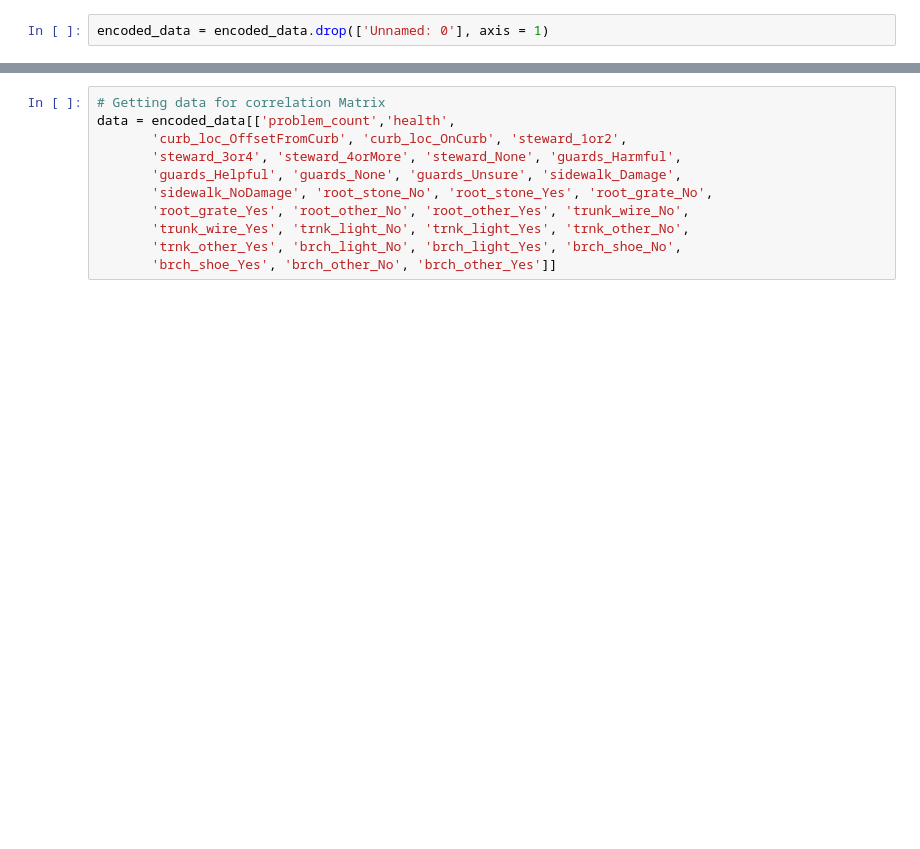
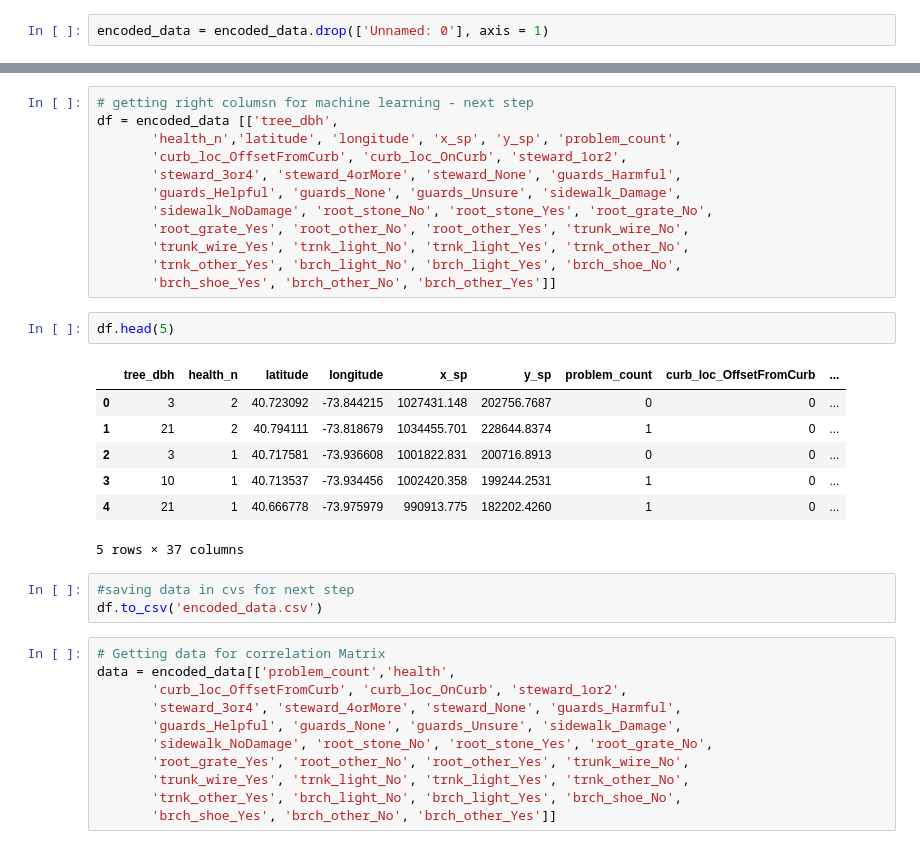
Before and after one commit to Data-PB/Capstone-Two, a Jupyter notebook: Capstone - NYC Tree Census - Statistical Analysis -V.2.ipynb, the cells around one changed output, grey strips where cells are left out. Cells and saved outputs as stored; diff of their text form; blank space fills up the shorter version.

```diff
--- a/Capstone - NYC Tree Census - Statistical Analysis -V.2.ipynb
+++ b/Capstone - NYC Tree Census - Statistical Analysis -V.2.ipynb
@@ -610,3 +628,28 @@ encoded_data = encoded_data.drop(['Unnamed: 0'], axis = 1)
+# %%
+# getting right columsn for machine learning - next step
+df = encoded_data [['tree_dbh',
+       'health_n','latitude', 'longitude', 'x_sp', 'y_sp', 'problem_count',
+       'curb_loc_OffsetFromCurb', 'curb_loc_OnCurb', 'steward_1or2',
+       'steward_3or4', 'steward_4orMore', 'steward_None', 'guards_Harmful',
+       'guards_Helpful', 'guards_None', 'guards_Unsure', 'sidewalk_Damage',
+       'sidewalk_NoDamage', 'root_stone_No', 'root_stone_Yes', 'root_grate_No',
+       'root_grate_Yes', 'root_other_No', 'root_other_Yes', 'trunk_wire_No',
+       'trunk_wire_Yes', 'trnk_light_No', 'trnk_light_Yes', 'trnk_other_No',
+       'trnk_other_Yes', 'brch_light_No', 'brch_light_Yes', 'brch_shoe_No',
+       'brch_shoe_Yes', 'brch_other_No', 'brch_other_Yes']]
+# %%
+df.head(5)
+# %% [output]
+|  | tree_dbh | health_n | latitude | longitude | x_sp | y_sp | problem_count | curb_loc_OffsetFromCurb | ... |
+| 0 | 3 | 2 | 40.723092 | -73.844215 | 1027431.148 | 202756.7687 | 0 | 0 | ... |
+| 1 | 21 | 2 | 40.794111 | -73.818679 | 1034455.701 | 228644.8374 | 1 | 0 | ... |
+| 2 | 3 | 1 | 40.717581 | -73.936608 | 1001822.831 | 200716.8913 | 0 | 0 | ... |
+| 3 | 10 | 1 | 40.713537 | -73.934456 | 1002420.358 | 199244.2531 | 1 | 0 | ... |
+| 4 | 21 | 1 | 40.666778 | -73.975979 | 990913.775 | 182202.4260 | 1 | 0 | ... |
+5 rows × 37 columns
+# %%
+#saving data in cvs for next step
+df.to_csv('encoded_data.csv')
 # %%
 # Getting data for correlation Matrix
 data = encoded_data[['problem_count','health',
```
Also changed, not shown: parts of 14 cells of this notebook.
